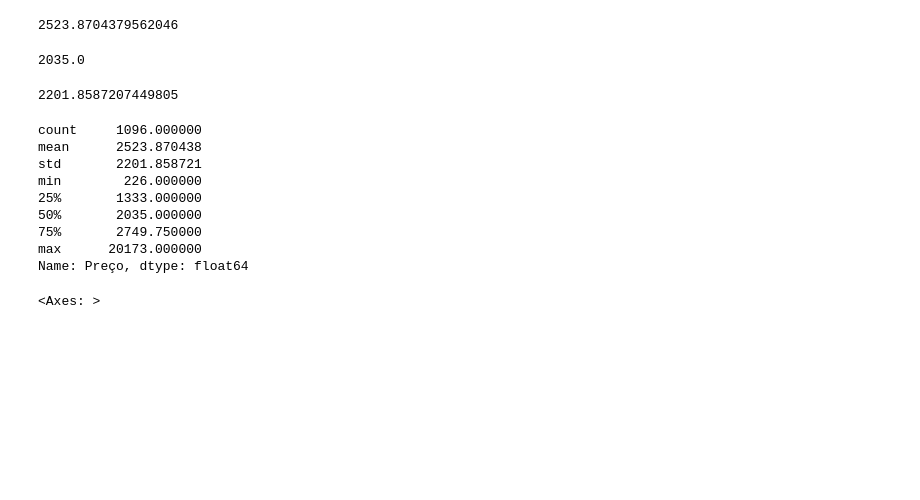
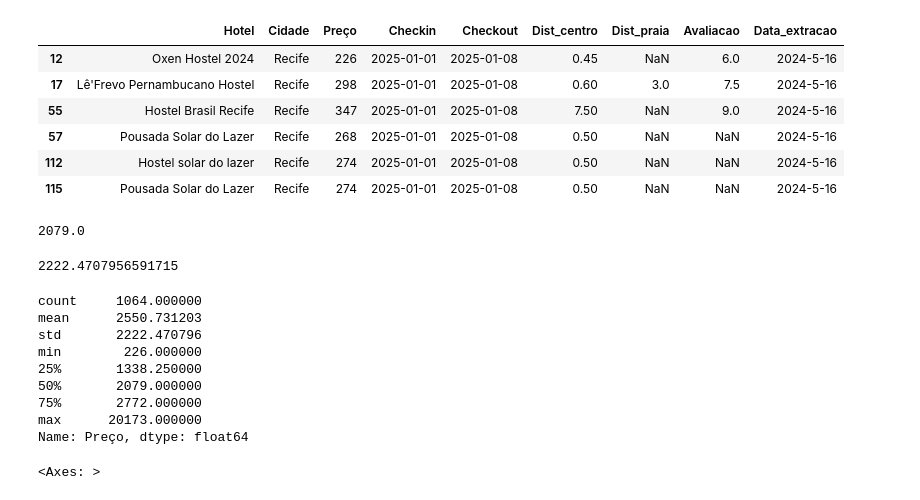
Before and after one commit to clarabarretto/data-science, a Jupyter notebook: selenium-extraction/teste.ipynb, the cells around one changed output. Saved outputs shown, nothing was run; the diff lists cells and outputs as text; code cells hidden in the pictures; blank space fills up the shorter version.

```diff
--- a/selenium-extraction/teste.ipynb
+++ b/selenium-extraction/teste.ipynb
@@ -41,27 +42,33 @@ hospedagens[hospedagens['log_price'] > 0]['log_price'].hist()
+# %%
+# calculando a média
+hospedagens[(hospedagens["preço"] < 350) & (hospedagens['checkin'] == '2025-01-01')]
+# %% [output]
+|  | Hotel | Cidade | Preço | Checkin | Checkout | Dist_centro | Dist_praia | Avaliacao | Data_extracao |
+| 12 | Oxen Hostel 2024 | Recife | 226 | 2025-01-01 | 2025-01-08 | 0.45 | NaN | 6.0 | 2024-5-16 |
+| 17 | Lê'Frevo Pernambucano Hostel | Recife | 298 | 2025-01-01 | 2025-01-08 | 0.60 | 3.0 | 7.5 | 2024-5-16 |
+| 55 | Hostel Brasil Recife | Recife | 347 | 2025-01-01 | 2025-01-08 | 7.50 | NaN | 9.0 | 2024-5-16 |
+| 57 | Pousada Solar do Lazer | Recife | 268 | 2025-01-01 | 2025-01-08 | 0.50 | NaN | NaN | 2024-5-16 |
+| 112 | Hostel solar do lazer | Recife | 274 | 2025-01-01 | 2025-01-08 | 0.50 | NaN | NaN | 2024-5-16 |
+| 115 | Pousada Solar do Lazer | Recife | 274 | 2025-01-01 | 2025-01-08 | 0.50 | NaN | NaN | 2024-5-16 |
 # %%
-# calculando a média
-hospedagens["Preço"].mean()
+# calculando a mediana
+hospedagens["preço"].median()
 # %% [output]
-2523.8704379562046
+2079.0
-# %%
-# calculando a mediana
-hospedagens["Preço"].median()
-# %% [output]
-2035.0
 # %%
-hospedagens["Preço"].std()
+hospedagens["preço"].std()
 # %% [output]
-2201.8587207449805
+2222.4707956591715
 # %%
-hospedagens["Preço"].describe()
+hospedagens["preço"].describe()
 # %% [output]
-count     1096.000000
-mean      2523.870438
-std       2201.858721
+count     1064.000000
+mean      2550.731203
+std       2222.470796
 min        226.000000
-25%       1333.000000
-50%       2035.000000
-75%       2749.750000
+25%       1338.250000
+50%       2079.000000
+75%       2772.000000
 max      20173.000000
 Name: Preço, dtype: float64
 # %%
```
Also changed, not shown: parts of 9 cells of this notebook, 1 other file.
